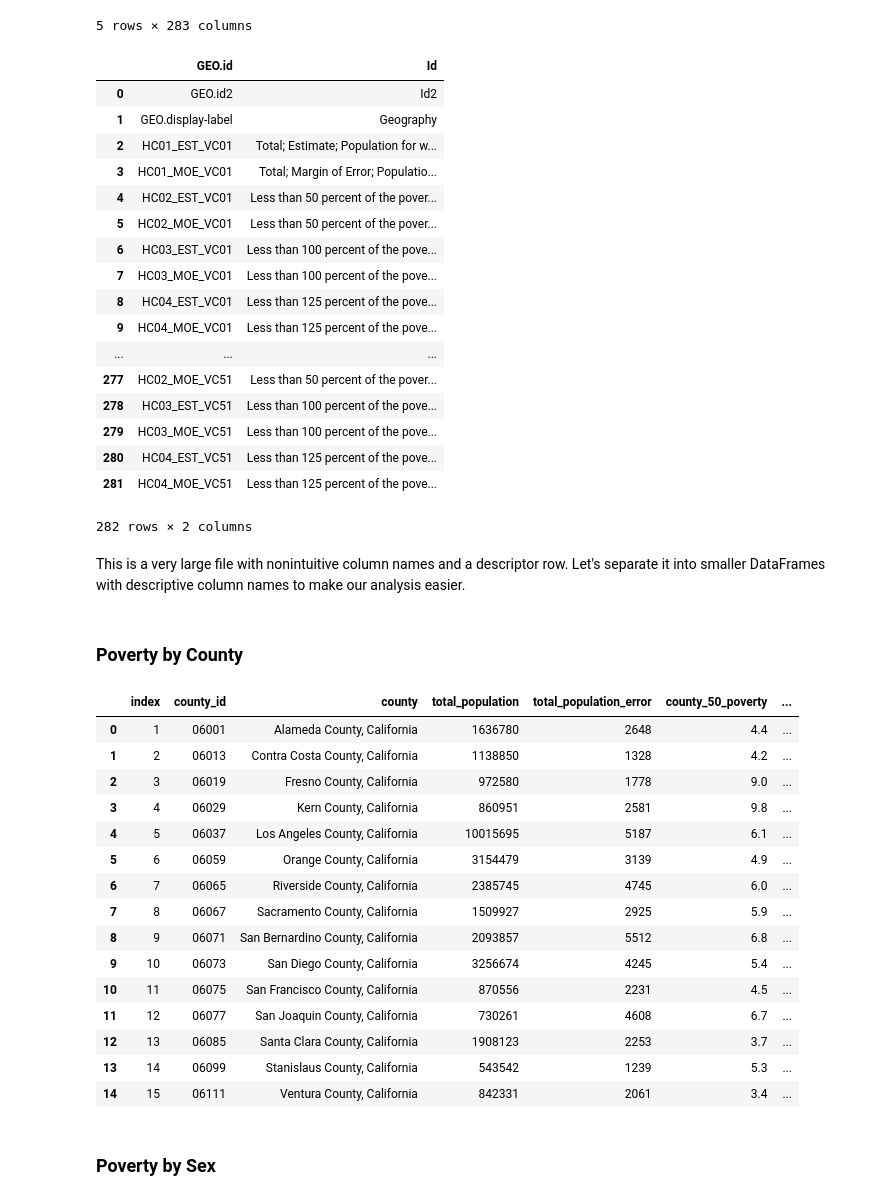
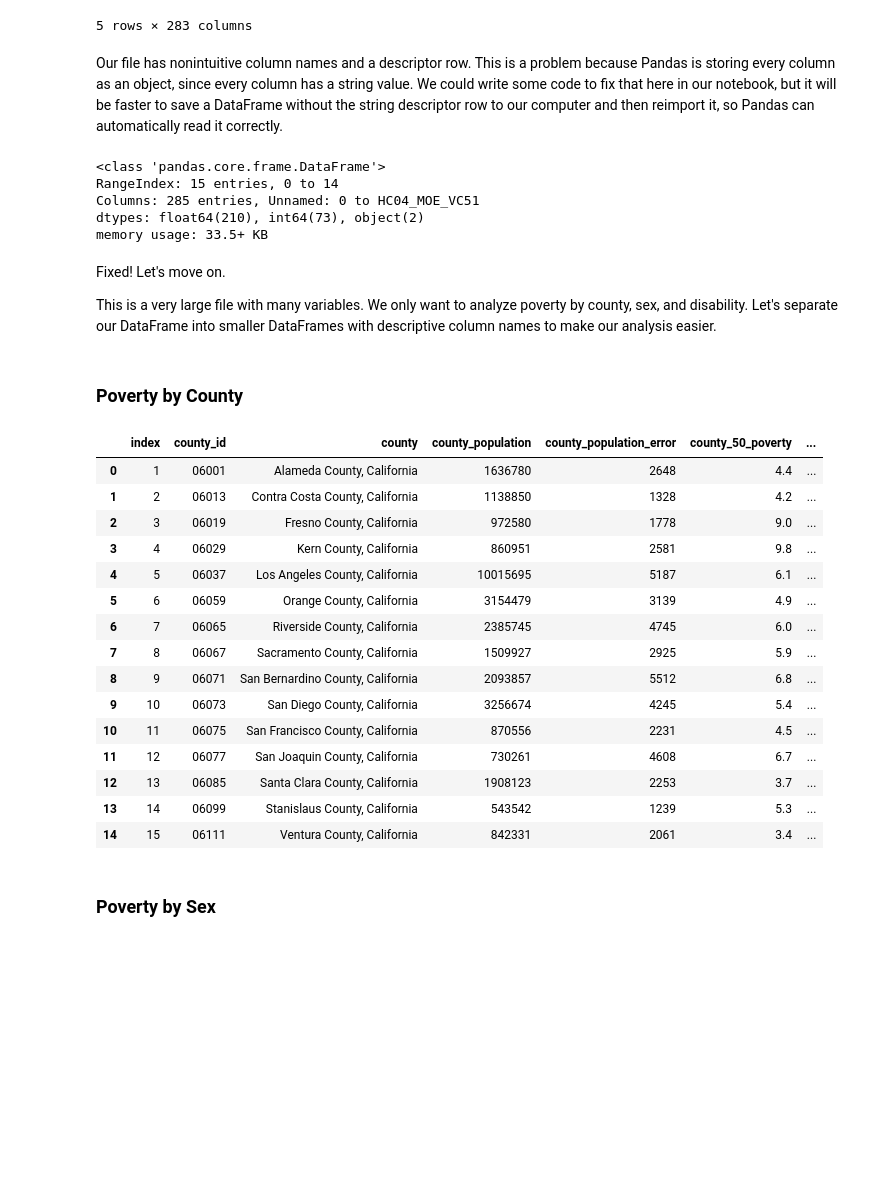
Before and after one commit to NWhite-7/Practice, a Jupyter notebook: ACS_CA_2017_analysis.ipynb, the cells around one changed output. Saved outputs shown, nothing was run; the diff lists cells and outputs as text; code cells hidden in the pictures; blank space fills up the shorter version.

Commit message:
Fix bug with data types

```diff
--- a/ACS_CA_2017_analysis.ipynb
+++ b/ACS_CA_2017_analysis.ipynb
@@ -33,37 +36,32 @@ data.head(5)
 | 3 | 0500000US06019 | 06019 | Fresno County, California | 972580 | 1778 | 9.0 | 0.9 | ... |
 | 4 | 0500000US06029 | 06029 | Kern County, California | 860951 | 2581 | 9.8 | 1.0 | ... |
 5 rows × 283 columns
-# %%
-metadata
-# %% [output]
-|  | GEO.id | Id |
-| 0 | GEO.id2 | Id2 |
-| 1 | GEO.display-label | Geography |
-| 2 | HC01_EST_VC01 | Total; Estimate; Population for w... |
-| 3 | HC01_MOE_VC01 | Total; Margin of Error; Populatio... |
-| 4 | HC02_EST_VC01 | Less than 50 percent of the pover... |
-| 5 | HC02_MOE_VC01 | Less than 50 percent of the pover... |
-| 6 | HC03_EST_VC01 | Less than 100 percent of the pove... |
-| 7 | HC03_MOE_VC01 | Less than 100 percent of the pove... |
-| 8 | HC04_EST_VC01 | Less than 125 percent of the pove... |
-| 9 | HC04_MOE_VC01 | Less than 125 percent of the pove... |
-| ... | ... | ... |
-| 277 | HC02_MOE_VC51 | Less than 50 percent of the pover... |
-| 278 | HC03_EST_VC51 | Less than 100 percent of the pove... |
-| 279 | HC03_MOE_VC51 | Less than 100 percent of the pove... |
-| 280 | HC04_EST_VC51 | Less than 125 percent of the pove... |
-| 281 | HC04_MOE_VC51 | Less than 125 percent of the pove... |
-282 rows × 2 columns
+# %% [markdown]
+Our file has nonintuitive column names and a descriptor row. This is a problem because Pandas is storing every column as an object, since every column has a string value. We could write some code to fix that here in our notebook, but it will be faster to save a DataFrame without the string descriptor row to our computer and then reimport it, so Pandas can automatically read it correctly.
+# %%
+fixed_data = raw_data[raw_data['GEO.id2'] != 'Id2'].reset_index()
+fixed_data.to_csv('ACS_17_1YR_S1703_FIXED.csv')
+data = pd.read_csv('ACS_17_1YR_S1703_FIXED.csv')
+data.info()
+# %% [output]
+<class 'pandas.core.frame.DataFrame'>
+RangeIndex: 15 entries, 0 to 14
+Columns: 285 entries, Unnamed: 0 to HC04_MOE_VC51
+dtypes: float64(210), int64(73), object(2)
+memory usage: 33.5+ KB
 # %% [markdown]
-This is a very large file with nonintuitive column names and a descriptor row. Let's separate it into smaller DataFrames with descriptive column names to make our analysis easier.
+Fixed! Let's move on.
+
+This is a very large file with many variables. We only want to analyze poverty by county, sex, and disability. Let's separate our DataFrame into smaller DataFrames with descriptive column names to make our analysis easier.
 # %% [markdown]
 ### Poverty by County
 # %%
 data_county = data[['GEO.id2', 'GEO.display-label', 'HC01_EST_VC01', 'HC01_MOE_VC01', 'HC02_EST_VC01', 'HC02_MOE_VC01', 'HC03_EST_VC01', 'HC03_MOE_VC01', 'HC04_EST_VC01', 'HC04_MOE_VC01']]
 data_county.columns = ['county_id', 'county', 'county_population', 'county_population_error', 'county_50_poverty', 'county_50_poverty_error', 'county_100_poverty', 'county_100_poverty_error', 'county_125_poverty', 'county_125_poverty_error']
-data_county[data_county.county_id != 'Id2'].reset_index()
+data_county = data_county[data_county.county_id != 'Id2'].reset_index()
+data_county
 # %% [output]
-|  | index | county_id | county | total_population | total_population_error | county_50_poverty | ... |
+|  | index | county_id | county | county_population | county_population_error | county_50_poverty | ... |
 | 0 | 1 | 06001 | Alameda County, California | 1636780 | 2648 | 4.4 | ... |
 | 1 | 2 | 06013 | Contra Costa County, California | 1138850 | 1328 | 4.2 | ... |
 | 2 | 3 | 06019 | Fresno County, California | 972580 | 1778 | 9.0 | ... |
```
Also changed, not shown: parts of 9 cells of this notebook.
